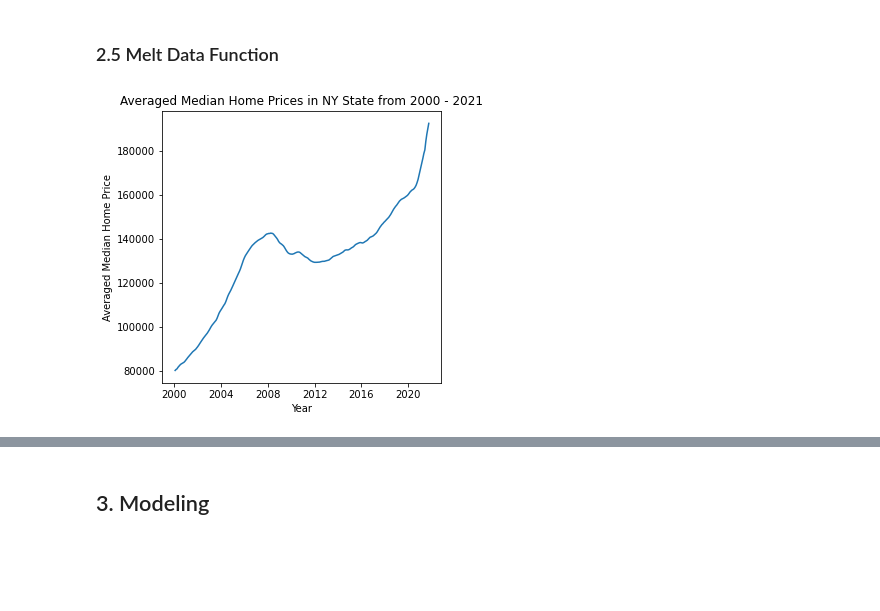
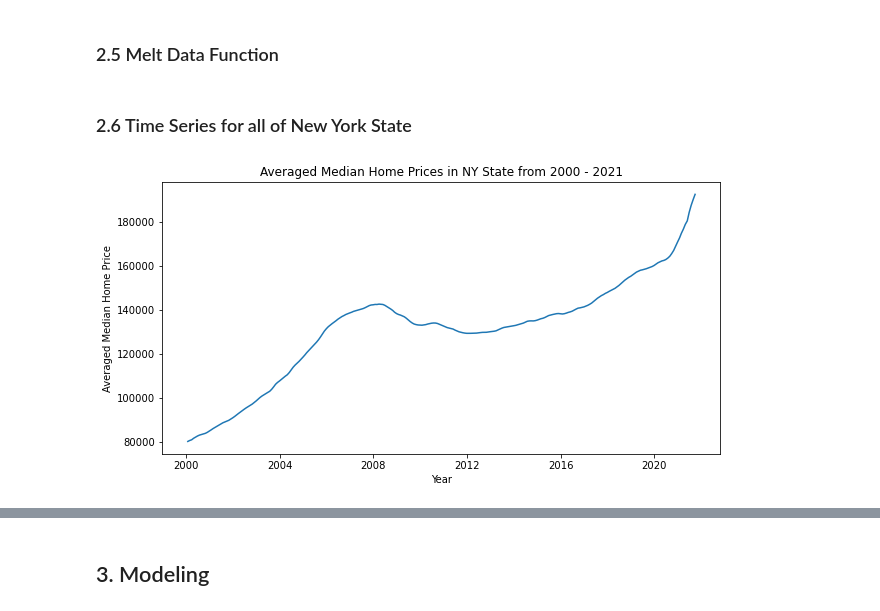
Before and after one commit to MellissaValle/Zillow_Real_Estate_Time_Series_analysis, a Jupyter notebook: Aidan/Aidan's Notebook.ipynb, the cells around one changed output, grey strips where cells are left out. Cells and saved outputs as stored; diff of their text form; code cells hidden in the pictures; blank space fills up the shorter version.

```diff
--- a/Aidan/Aidan's Notebook.ipynb
+++ b/Aidan/Aidan's Notebook.ipynb
@@ -146,15 +146,17 @@ def melt_data(df):
     melted['time'] = pd.to_datetime(melted['time'], infer_datetime_format=True)
     melted = melted.dropna(subset=['value'])
     return melted.groupby('time').aggregate({'value':'mean'})
+# %% [markdown]
+### 2.6 Time Series for all of New York State
 # %%
 # Melting the New York dataframe
 df_ny_melted = melt_data(df_ny)
 
 # Plotting the average time series for all of NY state
-fig, ax = plt.subplots(figsize=(5,5))
+fig, ax = plt.subplots(figsize=(10,5))
 plt.plot(df_ny_melted)
 plt.title('Averaged Median Home Prices in NY State from 2000 - 2021')
 plt.xlabel('Year')
 plt.ylabel('Averaged Median Home Price');
 # %% [output]
-[figure, old version]
+[figure, new version]
```
Also changed, not shown: parts of 6 cells of this notebook.
